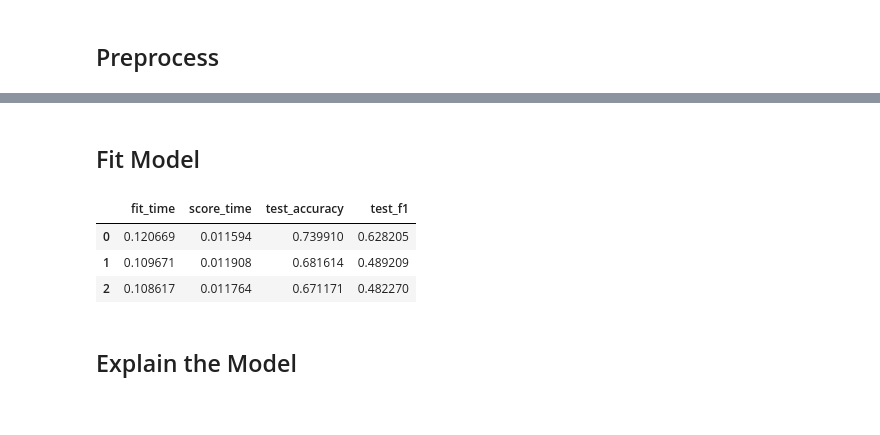
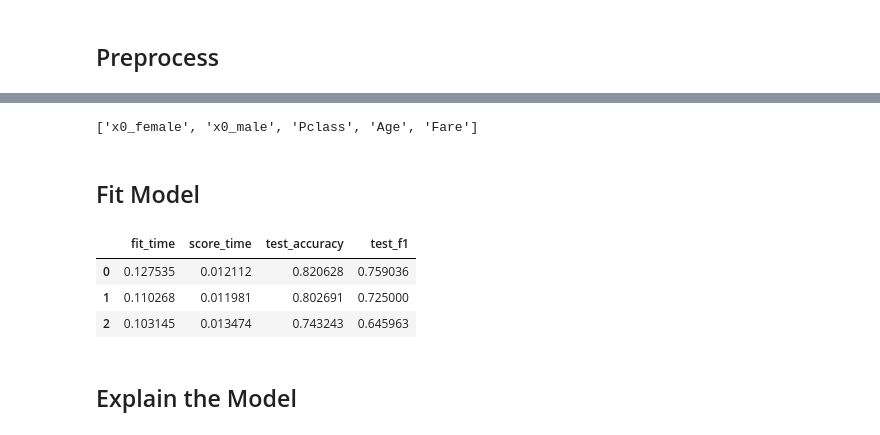
Before and after one commit to wpan03/quick_ds_python, a Jupyter notebook: supervised_clf_demo.ipynb, the cells around one changed output, grey strips where cells are left out. Saved outputs shown, nothing was run; the diff lists cells and outputs as text; code cells hidden in the pictures.

```diff
--- a/supervised_clf_demo.ipynb
+++ b/supervised_clf_demo.ipynb
@@ -68,16 +93,26 @@ X_train, X_test, y_train, y_test = train_test_split(X, y, random_state=36)
+# %%
+_ = preprocessor.fit(X)
+# %%
+col_names = list(preprocessor.transformers_[0][1].get_feature_names()) + preprocessor.transformers_[1][2]
+col_names
+# %% [output]
+['x0_female', 'x0_male', 'Pclass', 'Age', 'Fare']
+# %%
+X_train_prepared = do_transform(X_train, preprocessor, col_names)
+X_test_prepared = do_transform(X_test, preprocessor, col_names)
 # %% [markdown]
 ## Fit Model
 # %%
 mod_rf = RandomForestClassifier(random_state=36)
 # %%
-_ = mod_rf.fit(X_train, y_train)
+_ = mod_rf.fit(X_train_prepared, y_train)
 # %%
-binary_cross_evaluate(X_train, y_train, mod_rf)
+binary_cross_evaluate(X_train_prepared, y_train, mod_rf)
 # %% [output]
 |  | fit_time | score_time | test_accuracy | test_f1 |
-| 0 | 0.120669 | 0.011594 | 0.739910 | 0.628205 |
-| 1 | 0.109671 | 0.011908 | 0.681614 | 0.489209 |
-| 2 | 0.108617 | 0.011764 | 0.671171 | 0.482270 |
+| 0 | 0.127535 | 0.012112 | 0.820628 | 0.759036 |
+| 1 | 0.110268 | 0.011981 | 0.802691 | 0.725000 |
+| 2 | 0.103145 | 0.013474 | 0.743243 | 0.645963 |
 # %% [markdown]
 ## Explain the Model
 # %% [markdown]
```
Also changed, not shown: parts of 15 cells of this notebook.
